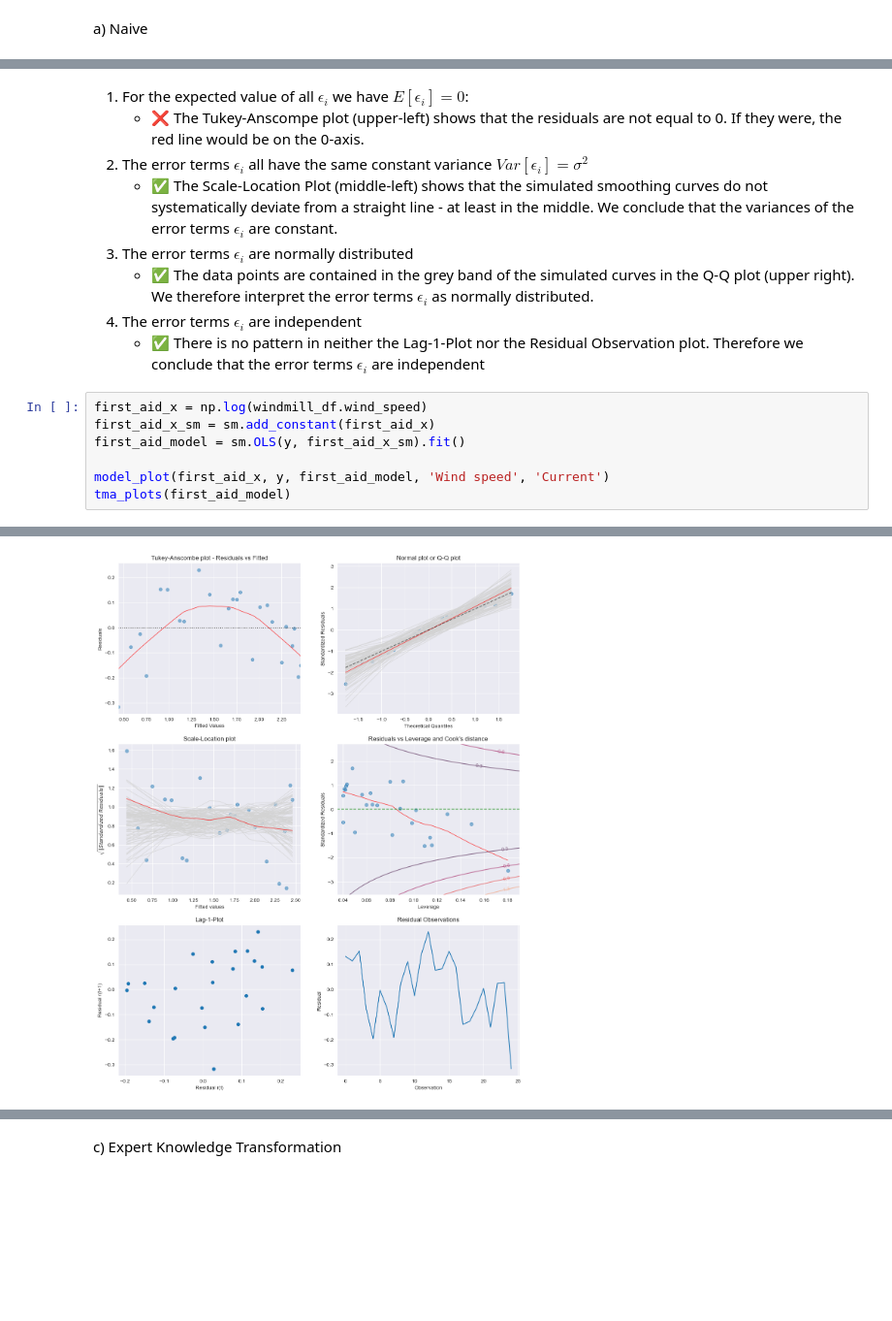
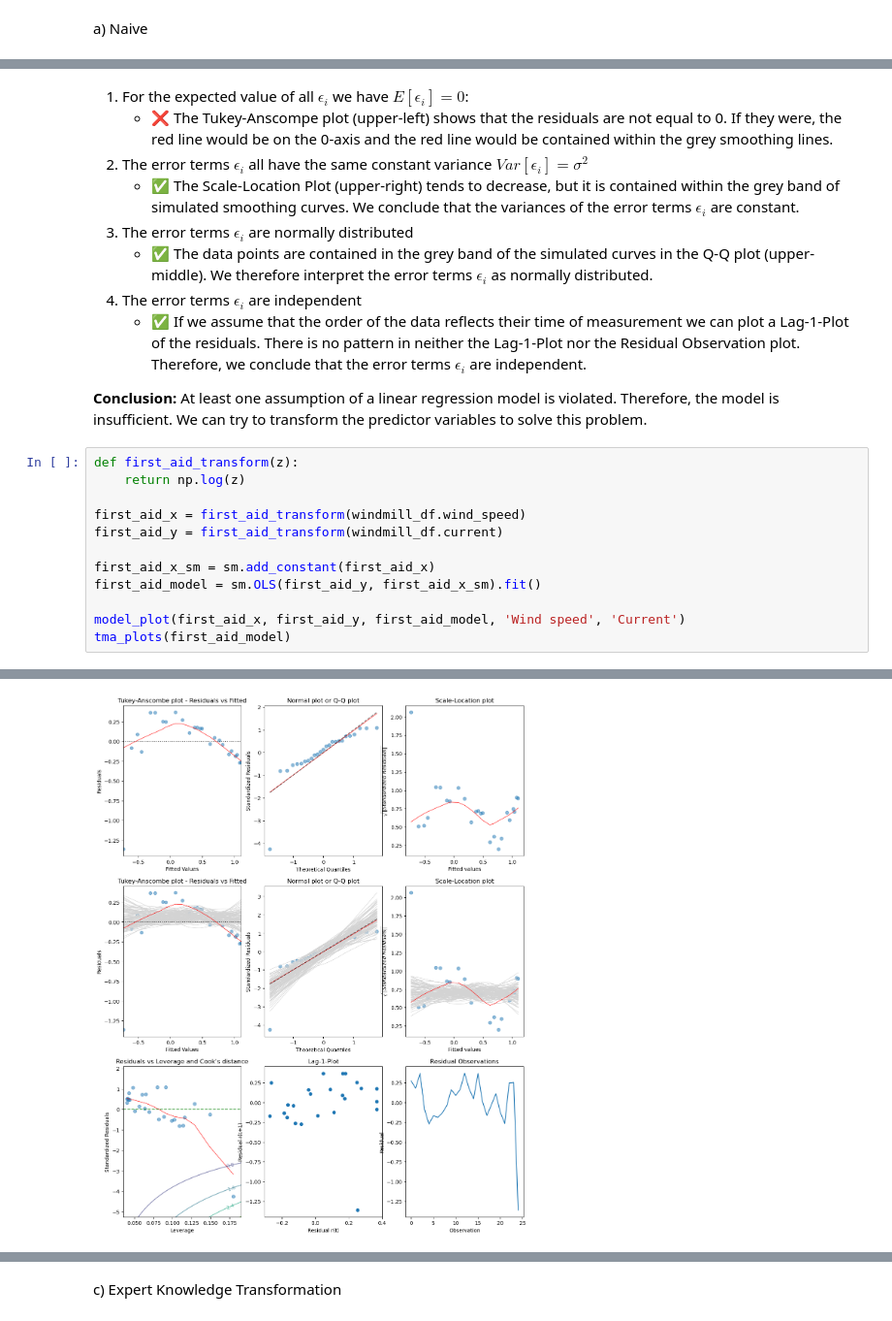
Before and after one commit to marbetschar/ZHAW-Predictive-Modeling, a Jupyter notebook: Week02/02_series_TMA.ipynb, the cells around one changed output, grey strips where cells are left out. Shown at 97% size. Drawn from its saved outputs; the diff is of its cells as text; blank space fills up the shorter version.

```diff
--- a/Week02/02_series_TMA.ipynb
+++ b/Week02/02_series_TMA.ipynb
@@ -117,17 +129,24 @@ tma_plots(naive_model)
 # %% [markdown]
 1. For the expected value of all $\epsilon_i$ we have $E[\epsilon_i] = 0$:
-    - ❌ The Tukey-Anscompe plot (upper-left) shows that the residuals are not equal to 0. If they were, the red line would be on the 0-axis.
+    - ❌ The Tukey-Anscompe plot (upper-left) shows that the residuals are not equal to 0. If they were, the red line would be on the 0-axis and the red line would be contained within the grey smoothing lines.
 2. The error terms $\epsilon_i$ all have the same constant variance $Var[\epsilon_i] = \sigma^2$
-    - ✅ The Scale-Location Plot (middle-left) shows that the simulated smoothing curves do not systematically deviate from a straight line - at least in the middle. We conclude that the variances of the error terms $\epsilon_i$ are constant.
+    - ✅ The Scale-Location Plot (upper-right) tends to decrease, but it is contained within the grey band of simulated smoothing curves. We conclude that the variances of the error terms $\epsilon_i$ are constant.
 3. The error terms $\epsilon_i$ are normally distributed
-    - ✅ The data points are contained in the grey band of the simulated curves in the Q-Q plot (upper right). We therefore interpret the error terms $\epsilon_i$ as normally distributed.
+    - ✅ The data points are contained in the grey band of the simulated curves in the Q-Q plot (upper-middle). We therefore interpret the error terms $\epsilon_i$ as normally distributed.
 4. The error terms $\epsilon_i$ are independent
-    - ✅ There is no pattern in neither the Lag-1-Plot nor the Residual Observation plot. Therefore we conclude that the error terms $\epsilon_i$ are independent
+    - ✅ If we assume that the order of the data reflects their time of measurement we can plot a Lag-1-Plot of the residuals. There is no pattern in neither the Lag-1-Plot nor the Residual Observation plot. Therefore, we conclude that the error terms $\epsilon_i$ are independent.
+
+**Conclusion:** At least one assumption of a linear regression model is violated. Therefore, the model is insufficient. We can try to transform the predictor variables to solve this problem.
 # %%
-first_aid_x = np.log(windmill_df.wind_speed)
+def first_aid_transform(z):
+    return np.log(z)
+
+first_aid_x = first_aid_transform(windmill_df.wind_speed)
+first_aid_y = first_aid_transform(windmill_df.current)
+
 first_aid_x_sm = sm.add_constant(first_aid_x)
-first_aid_model = sm.OLS(y, first_aid_x_sm).fit()
+first_aid_model = sm.OLS(first_aid_y, first_aid_x_sm).fit()
 
-model_plot(first_aid_x, y, first_aid_model, 'Wind speed', 'Current')
+model_plot(first_aid_x, first_aid_y, first_aid_model, 'Wind speed', 'Current')
 tma_plots(first_aid_model)
 # %% [output]
@@ -135,3 +154,3 @@ tma_plots(first_aid_model)
-[figure, old version]
+[figure, new version]
 # %% [markdown]
 1. For the expected value of all $\epsilon_i$ we have $E[\epsilon_i] = 0$:
```
Also changed, not shown: parts of 13 cells of this notebook.
